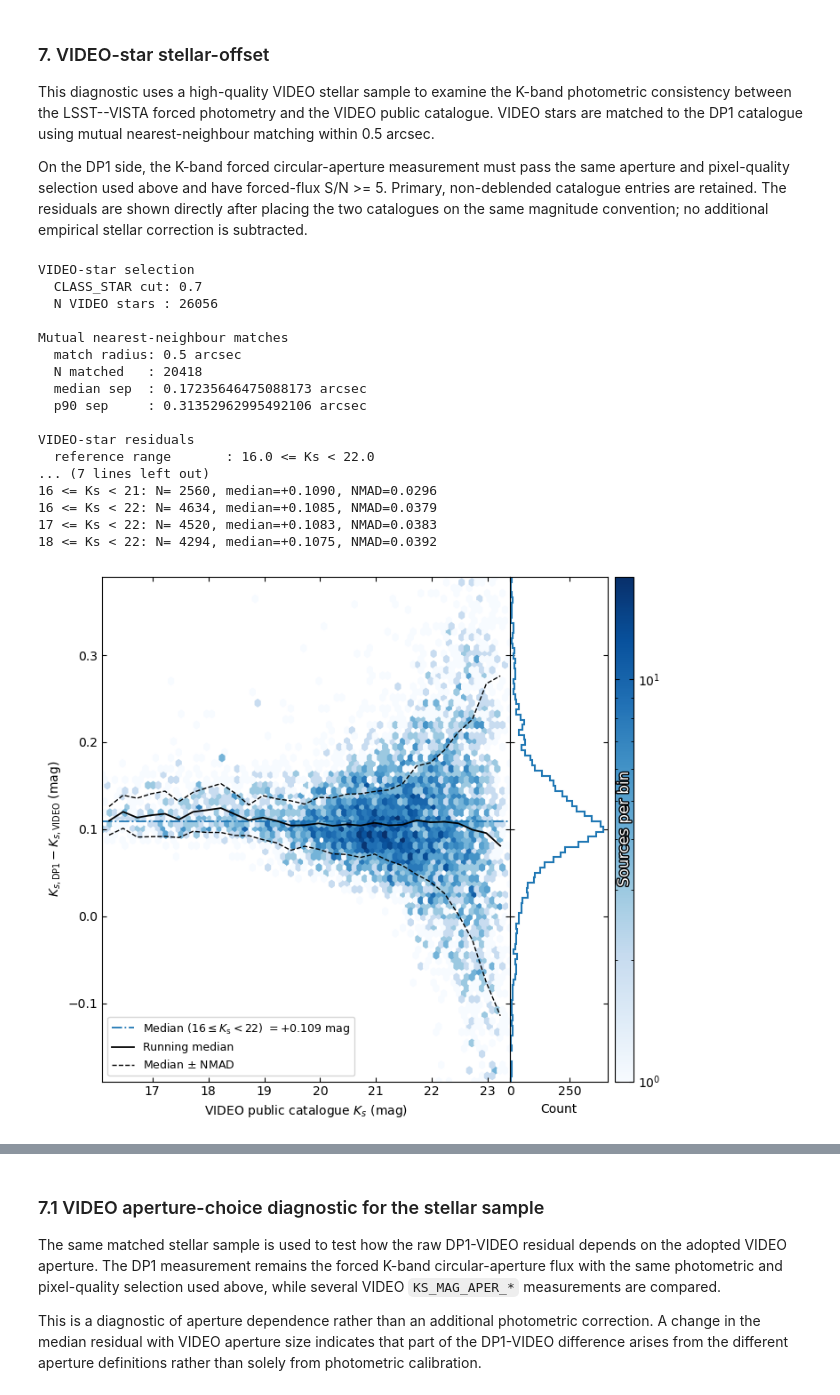
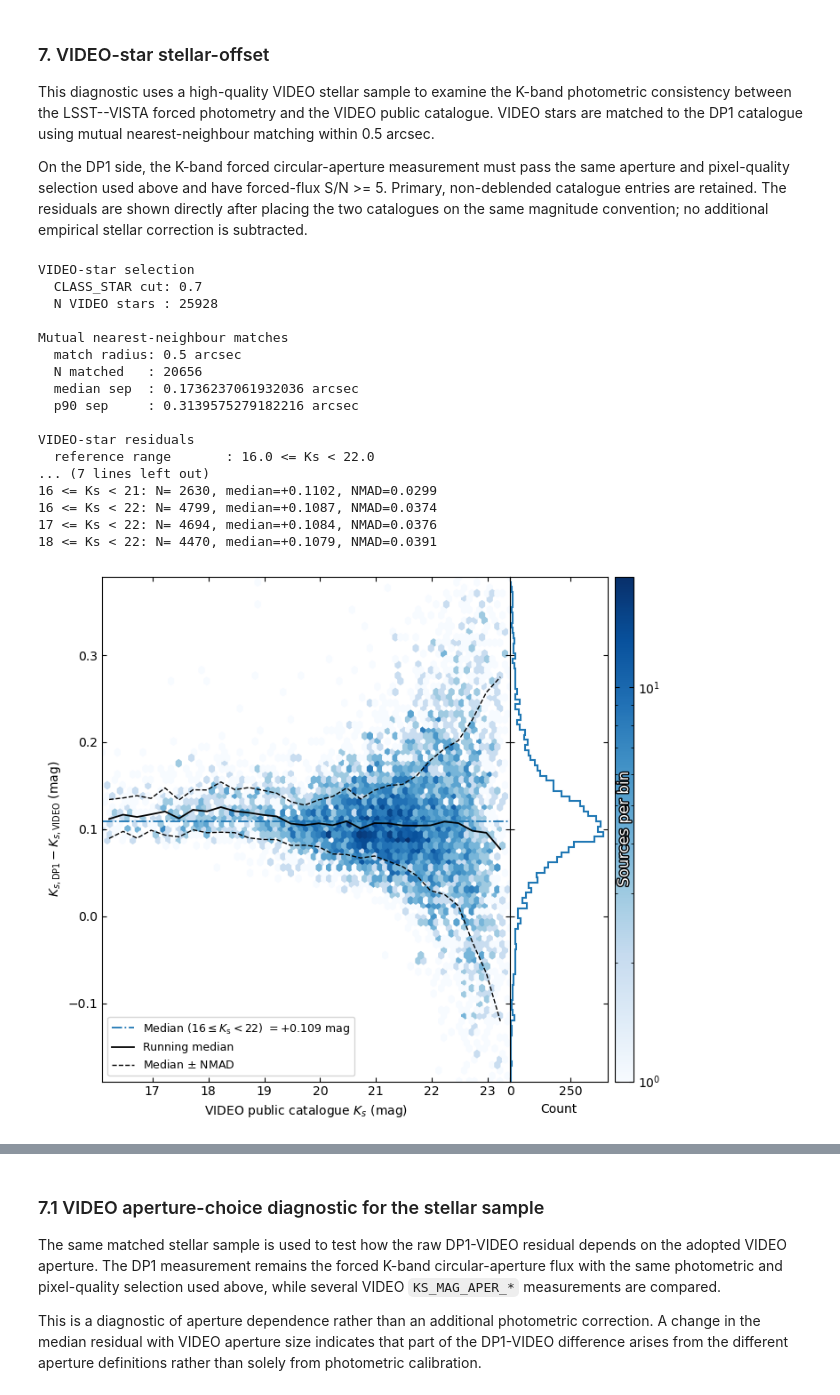
Before and after one commit to lsst-uk/lsst-ir-fusion, a Jupyter notebook: dmu5/dmu5_DP1/diagnostics/DP1_Photometry.ipynb, the cells around one changed output, grey strips where cells are left out. Drawn from its saved outputs; the diff is of its cells as text; code cells hidden in the pictures.

```diff
--- a/dmu5/dmu5_DP1/diagnostics/DP1_Photometry.ipynb
+++ b/dmu5/dmu5_DP1/diagnostics/DP1_Photometry.ipynb
@@ -22,7 +22,7 @@ import matplotlib.patheffects as pe
 
 DATA_DIR = Path("../data")
 
-DP1_PATH   = DATA_DIR / "full_reduced_cat_DP1_20260902.fits"
+DP1_PATH   = DATA_DIR / "full_reduced_cat_DP1_20260921.fits"
 VIDEO_PATH = DATA_DIR / "VISTA-VIDEO-CDFS-DR5.fits"
 
 OUTDIR = Path("data/plots_photometry")
@@ -31,10 +31,6 @@ OUTDIR.mkdir(parents=True, exist_ok=True)
 # Photometric selection
 MAGERR_5SIG = 2.5 / np.log(10) / 5.0
 MAGERR_3SIG = 2.5 / np.log(10) / 3.0
-
-# The previous diagnostic used this value to place DP1 NIR magnitudes
-# approximately on the VIDEO system. Keep it explicit so it can be updated.
-DP1_TO_VIDEO_OFFSET = 1.4
 
 MATCH_RADIUS = 0.5 * u.arcsec
 VIDEO_APER = 2
@@ -1226,7 +1217,6 @@ On the DP1 side, the K-band forced circular-aperture measurement must pass the s
 # ============================================================
 
 
-DP1_TO_VIDEO_CONVERSION = 1.4
 MAGERR_5SIG = 2.5 / np.log(10) / 5.0
 MATCH_RADIUS = 0.5 * u.arcsec
 STAR_CLASS_CUT = 0.7
@@ -1341,10 +1331,7 @@ print(
 # DP1 and VIDEO photometry
 # ------------------------------------------------------------
 
-dp1_k_mag = (
-    dp1_mag(dp1m, "K")
-    - DP1_TO_VIDEO_CONVERSION
-)
+dp1_k_mag = dp1_mag(dp1m, "K")
 
 dp1_k_good = dp1_band_usable(
     dp1m,
@@ -1726,42 +1713,42 @@ cb.ax.text(
     va="center",
     color="white",
     fontsize=12,
     path_effects=[
         pe.withStroke(
             linewidth=2,
             foreground="black",
         )
     ],
 )
 
 plt.tight_layout()
 fig.savefig(
     OUTDIR / "dp1_video_stars_residuals.pdf",
     format="pdf",
     bbox_inches="tight",
     pad_inches=0.02,
 )
 
 plt.show()
 # %% [output]
 VIDEO-star selection
   CLASS_STAR cut: 0.7
-  N VIDEO stars : 26056
+  N VIDEO stars : 25928
 
 Mutual nearest-neighbour matches
   match radius: 0.5 arcsec
-  N matched   : 20418
-  median sep  : 0.17235646475088173 arcsec
-  p90 sep     : 0.31352962995492106 arcsec
+  N matched   : 20656
+  median sep  : 0.1736237061932036 arcsec
+  p90 sep     : 0.3139575279182216 arcsec
 
 VIDEO-star residuals
   reference range       : 16.0 <= Ks < 22.0
 ... (7 lines left out)
-16 <= Ks < 21: N= 2560, median=+0.1090, NMAD=0.0296
-16 <= Ks < 22: N= 4634, median=+0.1085, NMAD=0.0379
-17 <= Ks < 22: N= 4520, median=+0.1083, NMAD=0.0383
-18 <= Ks < 22: N= 4294, median=+0.1075, NMAD=0.0392
+16 <= Ks < 21: N= 2630, median=+0.1102, NMAD=0.0299
+16 <= Ks < 22: N= 4799, median=+0.1087, NMAD=0.0374
+17 <= Ks < 22: N= 4694, median=+0.1084, NMAD=0.0376
+18 <= Ks < 22: N= 4470, median=+0.1079, NMAD=0.0391
-[figure, old version]
+[figure, new version]
 # %% [markdown]
 This diagnostic evaluates the stellar photometric consistency between the LSST-VISTA Fusion Pipeline forced photometry and the VIDEO public catalogue in the Ks band.
 
```
Also changed, not shown: parts of 24 cells of this notebook.
